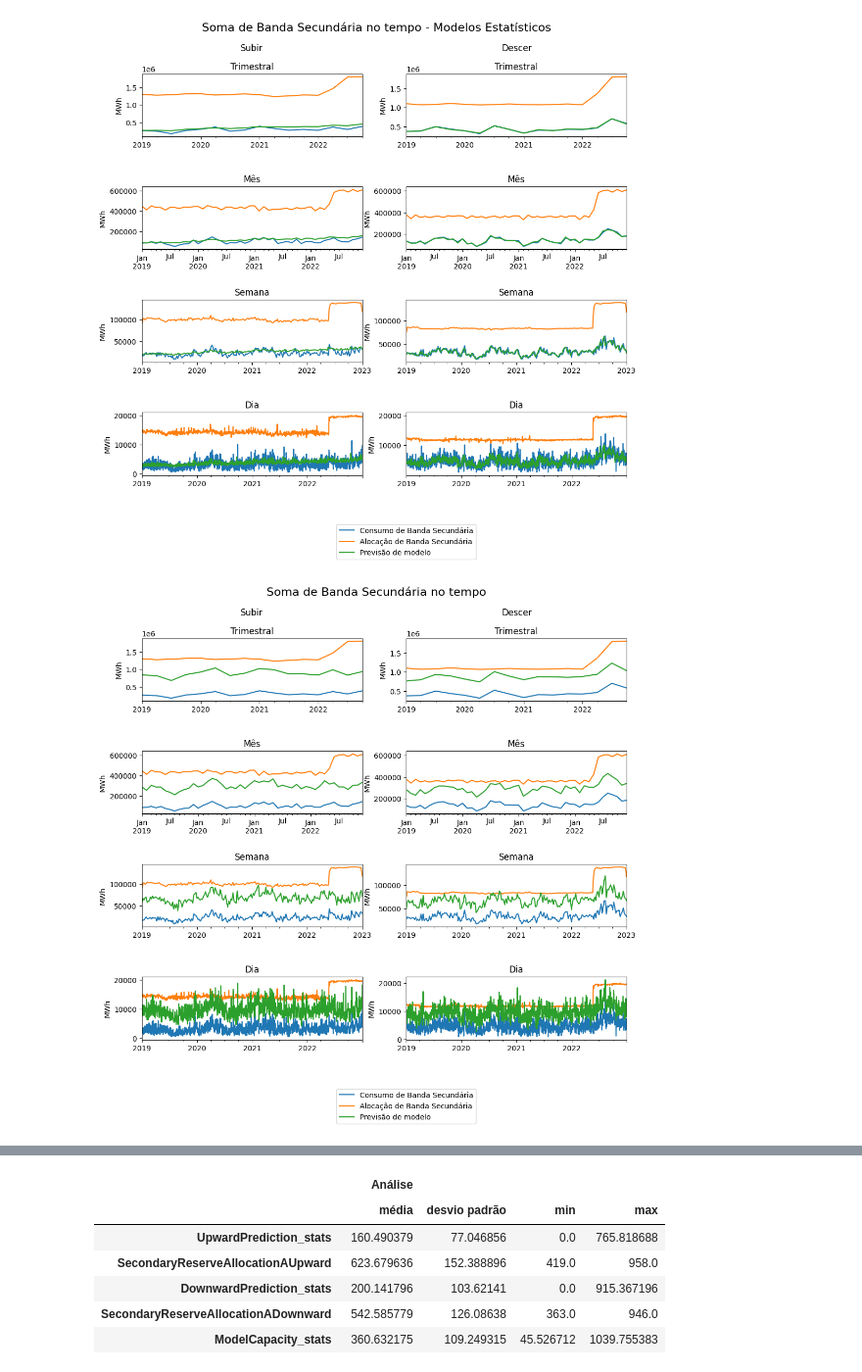
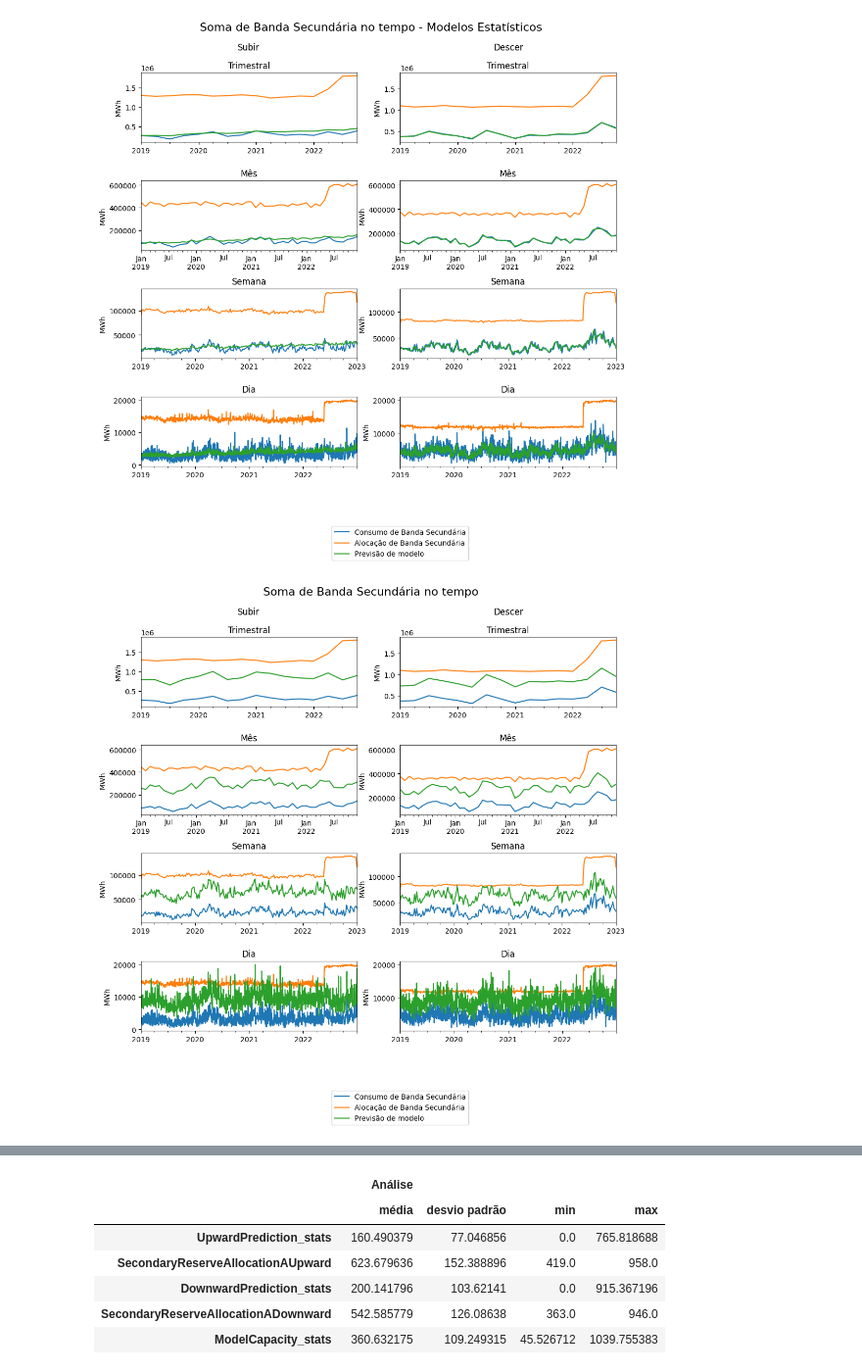
Before and after one commit to JotaFan/renewable-generation-into-reserve-markets, a Jupyter notebook: notebooks/Resultados.ipynb, the cells around one changed output, grey strips where cells are left out. Shown at 98% size. Saved outputs shown, nothing was run; the diff lists cells and outputs as text; code cells hidden in the pictures.

```diff
--- a/notebooks/Resultados.ipynb
+++ b/notebooks/Resultados.ipynb
@@ -931,7 +931,7 @@ for r, time_per in enumerate(couples_list):
             label="erro médio - benchmark",
         )
 
-        plt.subplots_adjust(hspace=0.8)
+        plt.subplots_adjust(hspace=0.4)
         ax.set_ylabel("MWh")
         ax.set_xlabel("")
         ax.set_title(time_periods[r])
@@ -1055,7 +1055,7 @@ for r, time_per in enumerate(couples_list):
             label="erro médio - benchmark",
         )
 
-        plt.subplots_adjust(hspace=0.8)
+        plt.subplots_adjust(hspace=0.4)
         ax.set_ylabel("MWh")
         ax.set_xlabel("")
         ax.set_title(time_periods[r])
@@ -1131,7 +1131,7 @@ for r, time_per in enumerate(couples_list):
             label="erro médio - benchmark",
         )
 
-        plt.subplots_adjust(hspace=0.8)
+        plt.subplots_adjust(hspace=0.4)
         ax.set_ylabel("MWh")
         ax.set_xlabel("")
         ax.set_title(time_periods[r])
@@ -1249,7 +1249,7 @@ for r, time_sam in enumerate(time_periods_resample):
         # ax.axhline(y=dataset_plot_time_range[error_metric].abs().mean(), color='red', linestyle='--', label='erro médio - previsão')
         # ax.axhline(y=dataset_plot_time_range[error_metric_benchmark].abs().mean(), color='orange', linestyle='--', label='erro médio - benchmark')
 
-        plt.subplots_adjust(hspace=0.8)
+        plt.subplots_adjust(hspace=0.55)
         ax.set_ylabel("MWh")
         ax.set_xlabel("")
         ax.set_title(time_periods[r])
@@ -1281,7 +1281,7 @@ fig.savefig(
     bbox_inches="tight",
 )
 # %% [output]
-[figure, old version]
+[figure, new version]
 # %%
 cols_for_plot = [
     "DownwardUsedSecondaryReserveEnergy",
@@ -1366,37 +1366,37 @@ for r, time_sam in enumerate(time_periods_resample):
         # ax.axhline(y=dataset_plot_time_range[error_metric].abs().mean(), color='red', linestyle='--', label='erro médio - previsão')
         # ax.axhline(y=dataset_plot_time_range[error_metric_benchmark].abs().mean(), color='orange', linestyle='--', label='erro médio - benchmark')
 
-        plt.subplots_adjust(hspace=0.8)
+        plt.subplots_adjust(hspace=0.55)
         ax.set_ylabel("MWh")
         ax.set_xlabel("")
         ax.set_title(time_periods[r])
 plt.legend(bbox_to_anchor=(0.0, -1.4), loc="lower center")
 fig.suptitle("Soma de Banda Secundária no tempo", fontsize=16)
 # fig.text(0.5, 0.92, 'Baseado em erro absoluto médio', ha='center', va='bottom', fontsize=12)
 # plt.suptitle("Your Chart's Title")
 # plt.title("Your Chart's Subtitle")
 # plt.suptitle("Your Chart's Title")
 
 for c in range(ncols):
     fig.text(
         0.30 + (c * 0.425),
         0.92,
         column_titles[c],
         ha="center",
         va="bottom",
         fontsize=12,
     )
 
 
 # plt.tight_layout()  # Adjust layout to prevent overlap
 plt.show()
 # fig.savefig("alocation_sum_over_time.png", bbox_inches='tight')
 fig.savefig(
     os.path.join(folder_figures, "alocation_sum_over_time.png"),
     bbox_inches="tight",
 )
 # %% [output]
-[figure, old version]
+[figure, new version]
 # %%
 cols_to_save = [
     "DownwardUsedSecondaryReserveEnergy",
```
Also changed, not shown: parts of 10 cells of this notebook, 5 other files.
